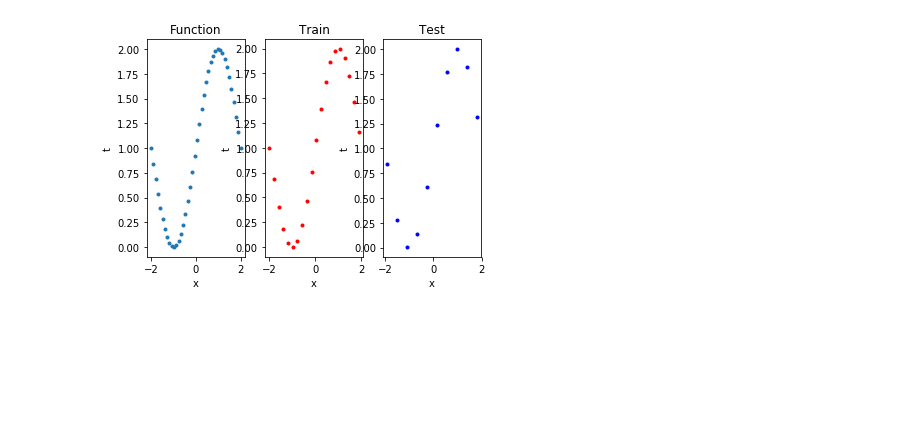
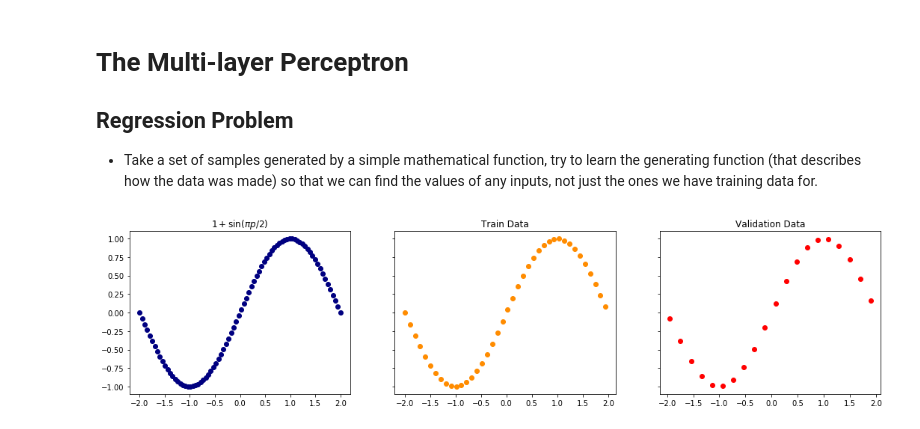
Before and after one commit to MJEmilio/MachineLearning, a Jupyter notebook: MLP.ipynb, the cells around one changed output. Saved outputs shown, nothing was run; the diff lists cells and outputs as text; code cells hidden in the pictures; blank space fills up the shorter version.

```diff
--- a/MLP.ipynb
+++ b/MLP.ipynb
@@ -1,9 +1,14 @@
+# %% [markdown]
+# The Multi-layer Perceptron
+
+## Regression Problem
+
+- Take a set of samples generated by a simple mathematical function, try to learn the generating function (that describes how the data was made) so that we can find the values of any inputs, not just the ones we have training data for.
 # %%
-
 import numpy as np
-x = np.linspace(-2,2,40).reshape((40,1))
-t = 1 + np.sin( (np.pi/2)*x)
-
+import matplotlib.pyplot as plt
+x = np.linspace(-2,2,80).reshape((80,1))
+t = np.sin(0.5*np.pi*x)
 
 # Split into training, testing, and validation sets
 train = x[0::2,:]
@@ -12,29 +17,20 @@ valid = x[3::4,:]
 traintarget = t[0::2,:]
 testtarget = t[1::4,:]
 validtarget = t[3::4,:]
-
-
-# Plot the data
-plt.subplot(131)
-plt.plot(x,t,'.')
-plt.xlabel('x')
-plt.ylabel('t')
-plt.title('Function')
-
-plt.subplot(132)
-plt.plot(train,traintarget,'.', c='r')
-plt.xlabel('x')
-plt.ylabel('t')
-plt.title('Train')
-
-plt.subplot(133)
-plt.plot(test,testtarget,'.', c='b')
-plt.xlabel('x')
-plt.ylabel('t')
-plt.title('Test')
-plt.show()
-# %% [output]
-[figure, removed]
+# %%
+fig, axs = plt.subplots(1, 3, figsize=(18, 4), sharey=True)
+axs[0].plot(x, t, 'o',c='navy')
+axs[0].set_title('$1 + \sin( \pi p /2 )$')
+
+axs[1].plot(train, traintarget, 'o',c='darkorange')
+axs[1].set_title('Train Data')
+
+axs[2].plot(test, testtarget, 'o',c='r')
+axs[2].set_title('Validation Data')
+plt.savefig('1.png')
+plt.show()
+# %% [output]
+[figure, added]
 # %%
 import numpy as np
 import matplotlib.pyplot as plt
```
Also changed, not shown: parts of 11 cells of this notebook, 4 other files.
